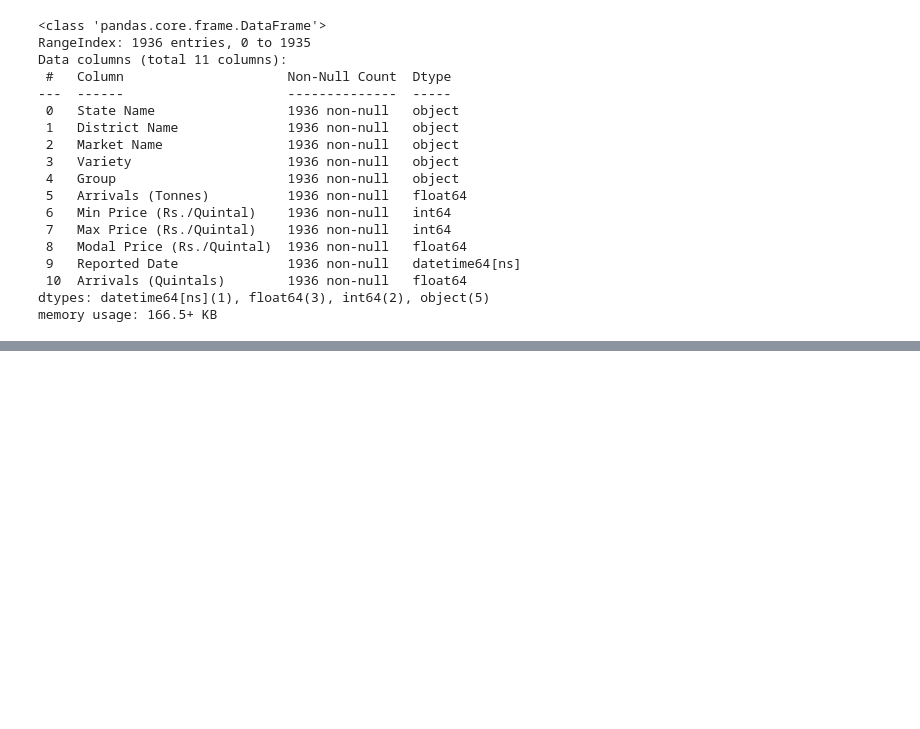
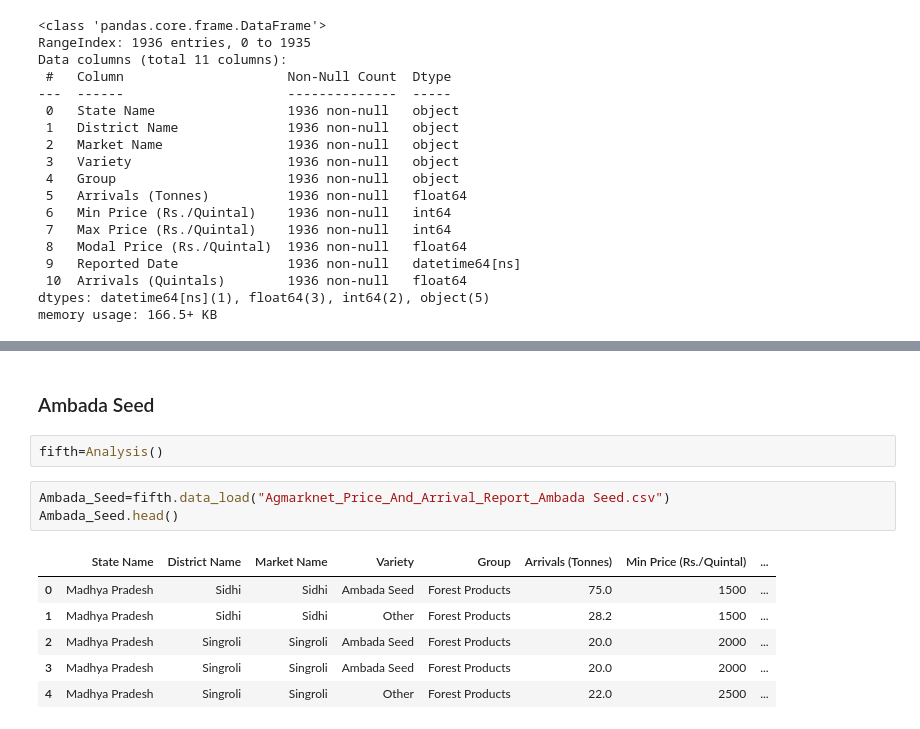
Before and after one commit to Ajayrajc1998/agri-project, a Jupyter notebook: Madhya Pradesh Data/Data Cleaning.ipynb, the cells around one changed output, grey strips where cells are left out. Cells and saved outputs as stored; diff of their text form; blank space fills up the shorter version.

```diff
--- a/Madhya Pradesh Data/Untitled.ipynb
+++ b/Madhya Pradesh Data/Data Cleaning.ipynb
@@ -239,0 +456,14 @@ memory usage: 166.5+ KB
+# %% [markdown]
+### Ambada Seed
+# %%
+fifth=Analysis()
+# %%
+Ambada_Seed=fifth.data_load("Agmarknet_Price_And_Arrival_Report_Ambada Seed.csv")
+Ambada_Seed.head()
+# %% [output]
+|  | State Name | District Name | Market Name | Variety | Group | Arrivals (Tonnes) | Min Price (Rs./Quintal) | ... |
+| 0 | Madhya Pradesh | Sidhi | Sidhi | Ambada Seed | Forest Products | 75.0 | 1500 | ... |
+| 1 | Madhya Pradesh | Sidhi | Sidhi | Other | Forest Products | 28.2 | 1500 | ... |
+| 2 | Madhya Pradesh | Singroli | Singroli | Ambada Seed | Forest Products | 20.0 | 2000 | ... |
+| 3 | Madhya Pradesh | Singroli | Singroli | Ambada Seed | Forest Products | 20.0 | 2000 | ... |
+| 4 | Madhya Pradesh | Singroli | Singroli | Other | Forest Products | 22.0 | 2500 | ... |
```
Also changed, not shown: parts of 79 cells of this notebook.
